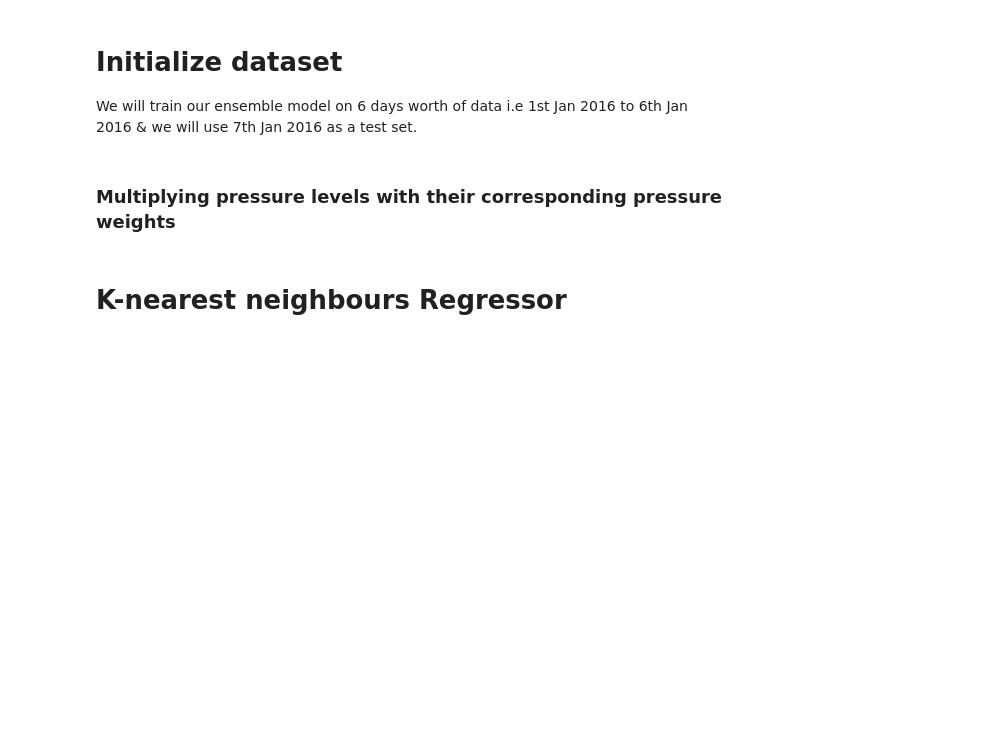
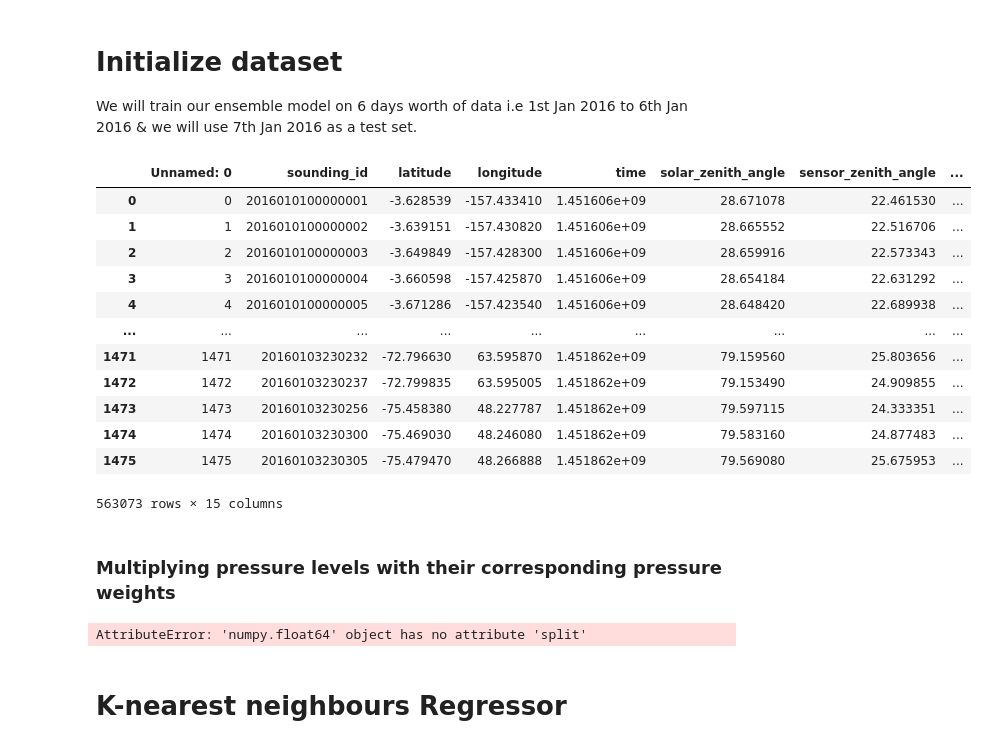
Before and after one commit to harry7337/TRINIT_594092-UQ66S02N_ML, a Jupyter notebook: train.ipynb, the cells around one changed output. Saved outputs shown, nothing was run; the diff lists cells and outputs as text; code cells hidden in the pictures; blank space fills up the shorter version.

```diff
--- a/train.ipynb
+++ b/train.ipynb
@@ -6,23 +7,37 @@ import pandas as pd
 # %%
 # FOr OCO2
 oco_path = './data_2016_oco2/csv_folder/'
 oco_jan_train = pd.read_csv(f'{oco_path}oco2_LtCO2_160101_B10206Ar_200730102710s.csv')
 oco_jan_train = pd.concat([oco_jan_train,pd.read_csv(f'{oco_path}oco2_LtCO2_160102_B10206Ar_200730102859s.csv')])
 oco_jan_train = pd.concat([oco_jan_train,pd.read_csv(f'{oco_path}oco2_LtCO2_160103_B10206Ar_200730102932s.csv')])
-oco_jan_train = pd.concat([oco_jan_train,pd.read_csv(f'{oco_path}oco2_LtCO2_160104_B10206Ar_200730102937s.csv')])
-oco_jan_train = pd.concat([oco_jan_train,pd.read_csv(f'{oco_path}oco2_LtCO2_160105_B10206Ar_200730103055s.csv')])
-oco_jan_train = pd.concat([oco_jan_train,pd.read_csv(f'{oco_path}oco2_LtCO2_160106_B10206Ar_200730103123s.csv')])
+# oco_jan_train = pd.concat([oco_jan_train,pd.read_csv(f'{oco_path}oco2_LtCO2_160104_B10206Ar_200730102937s.csv')])
+# oco_jan_train = pd.concat([oco_jan_train,pd.read_csv(f'{oco_path}oco2_LtCO2_160105_B10206Ar_200730103055s.csv')])
+# oco_jan_train = pd.concat([oco_jan_train,pd.read_csv(f'{oco_path}oco2_LtCO2_160106_B10206Ar_200730103123s.csv')])
 
 # FOr GOSAT
 gosat_path = './gosat/2016/csv_folder/'
-gosat_jan_train = pd.read_csv(f'{oco_path}oco2_LtCO2_160101_B10206Ar_200730102710s.csv')
-gosat_jan_train = pd.concat([gosat_jan_train,pd.read_csv(f'{gosat_path}oco2_LtCO2_160102_B10206Ar_200730102859s.csv')])
-gosat_jan_train = pd.concat([gosat_jan_train,pd.read_csv(f'{gosat_path}oco2_LtCO2_160103_B10206Ar_200730102932s.csv')])
-gosat_jan_train = pd.concat([gosat_jan_train,pd.read_csv(f'{gosat_path}oco2_LtCO2_160104_B10206Ar_200730102937s.csv')])
-gosat_jan_train = pd.concat([gosat_jan_train,pd.read_csv(f'{gosat_path}oco2_LtCO2_160105_B10206Ar_200730103055s.csv')])
-gosat_jan_train = pd.concat([gosat_jan_train,pd.read_csv(f'{gosat_path}oco2_LtCO2_160106_B10206Ar_200730103123s.csv')])
+gosat_jan_train = pd.read_csv(f'{gosat_path}acos_LtCO2_160101_v201201_B7310A_161107211943s.csv')
+gosat_jan_train = pd.concat([gosat_jan_train,pd.read_csv(f'{gosat_path}acos_LtCO2_160102_v201201_B7310A_161107211938s.csv')])
+gosat_jan_train = pd.concat([gosat_jan_train,pd.read_csv(f'{gosat_path}acos_LtCO2_160103_v201201_B7310A_161107211931s.csv')])
+# gosat_jan_train = pd.concat([gosat_jan_train,pd.read_csv(f'{gosat_path}acos_LtCO2_160104_v201201_B7310A_161107211923s.csv')])
+# gosat_jan_train = pd.concat([gosat_jan_train,pd.read_csv(f'{gosat_path}oco2_LtCO2_160105_B10206Ar_200730103055s.csv')])
+# gosat_jan_train = pd.concat([gosat_jan_train,pd.read_csv(f'{gosat_path}oco2_LtCO2_160106_B10206Ar_200730103123s.csv')])
 
 complete_dataset = pd.concat([oco_jan_train,gosat_jan_train])
 complete_dataset
+# %% [output]
+|  | Unnamed: 0 | sounding_id | latitude | longitude | time | solar_zenith_angle | sensor_zenith_angle | ... |
+| 0 | 0 | 2016010100000001 | -3.628539 | -157.433410 | 1.451606e+09 | 28.671078 | 22.461530 | ... |
+| 1 | 1 | 2016010100000002 | -3.639151 | -157.430820 | 1.451606e+09 | 28.665552 | 22.516706 | ... |
+| 2 | 2 | 2016010100000003 | -3.649849 | -157.428300 | 1.451606e+09 | 28.659916 | 22.573343 | ... |
+| 3 | 3 | 2016010100000004 | -3.660598 | -157.425870 | 1.451606e+09 | 28.654184 | 22.631292 | ... |
+| 4 | 4 | 2016010100000005 | -3.671286 | -157.423540 | 1.451606e+09 | 28.648420 | 22.689938 | ... |
+| ... | ... | ... | ... | ... | ... | ... | ... | ... |
+| 1471 | 1471 | 20160103230232 | -72.796630 | 63.595870 | 1.451862e+09 | 79.159560 | 25.803656 | ... |
+| 1472 | 1472 | 20160103230237 | -72.799835 | 63.595005 | 1.451862e+09 | 79.153490 | 24.909855 | ... |
+| 1473 | 1473 | 20160103230256 | -75.458380 | 48.227787 | 1.451862e+09 | 79.597115 | 24.333351 | ... |
+| 1474 | 1474 | 20160103230300 | -75.469030 | 48.246080 | 1.451862e+09 | 79.583160 | 24.877483 | ... |
+| 1475 | 1475 | 20160103230305 | -75.479470 | 48.266888 | 1.451862e+09 | 79.569080 | 25.675953 | ... |
+563073 rows × 15 columns
 # %% [markdown]
 ### Multiplying pressure levels with their corresponding pressure weights
@@ -29,3 +61,7 @@ complete_dataset
+# %%
+complete_dataset['pressure_levels'] = aggregatePressureLevels(complete_dataset)
+# %% [output]
+AttributeError: 'numpy.float64' object has no attribute 'split'
 # %%
 from sklearn.pipeline import make_pipeline
 from sklearn.preprocessing import StandardScaler
```
Also changed, not shown: parts of 15 cells of this notebook, 3 other files.
